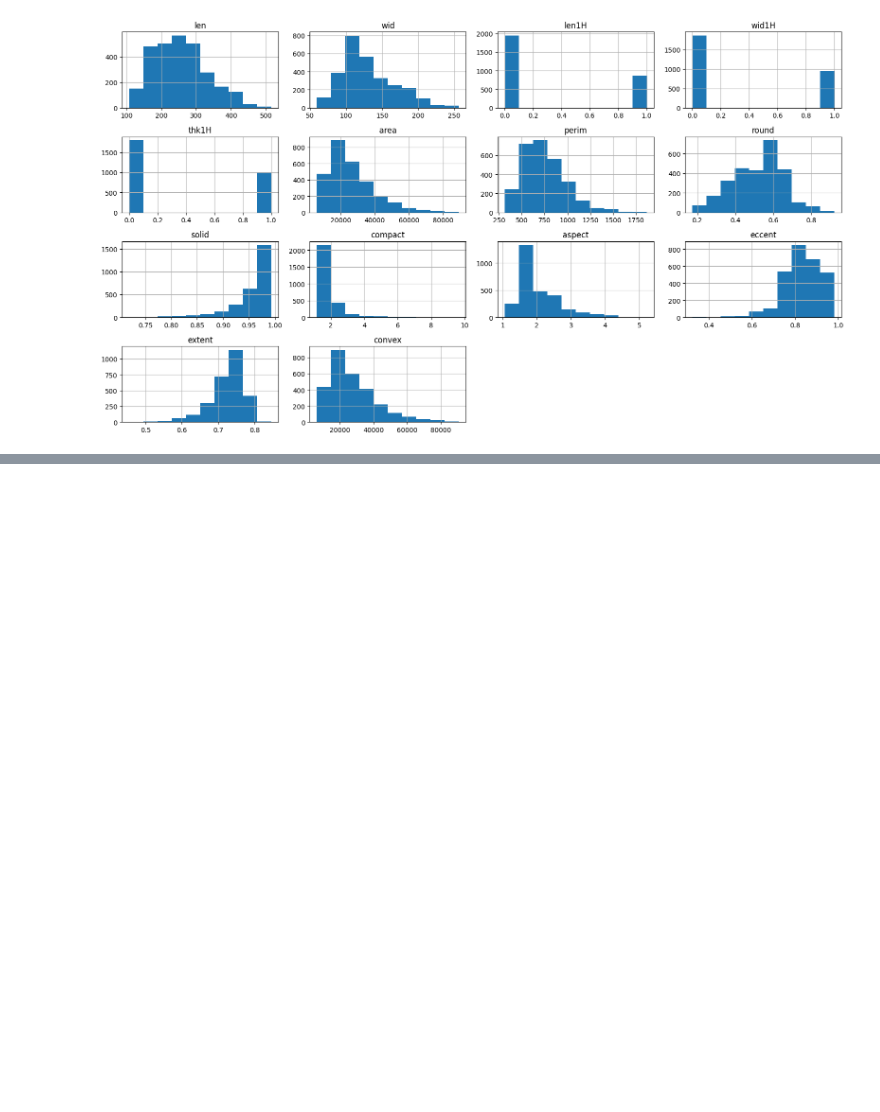
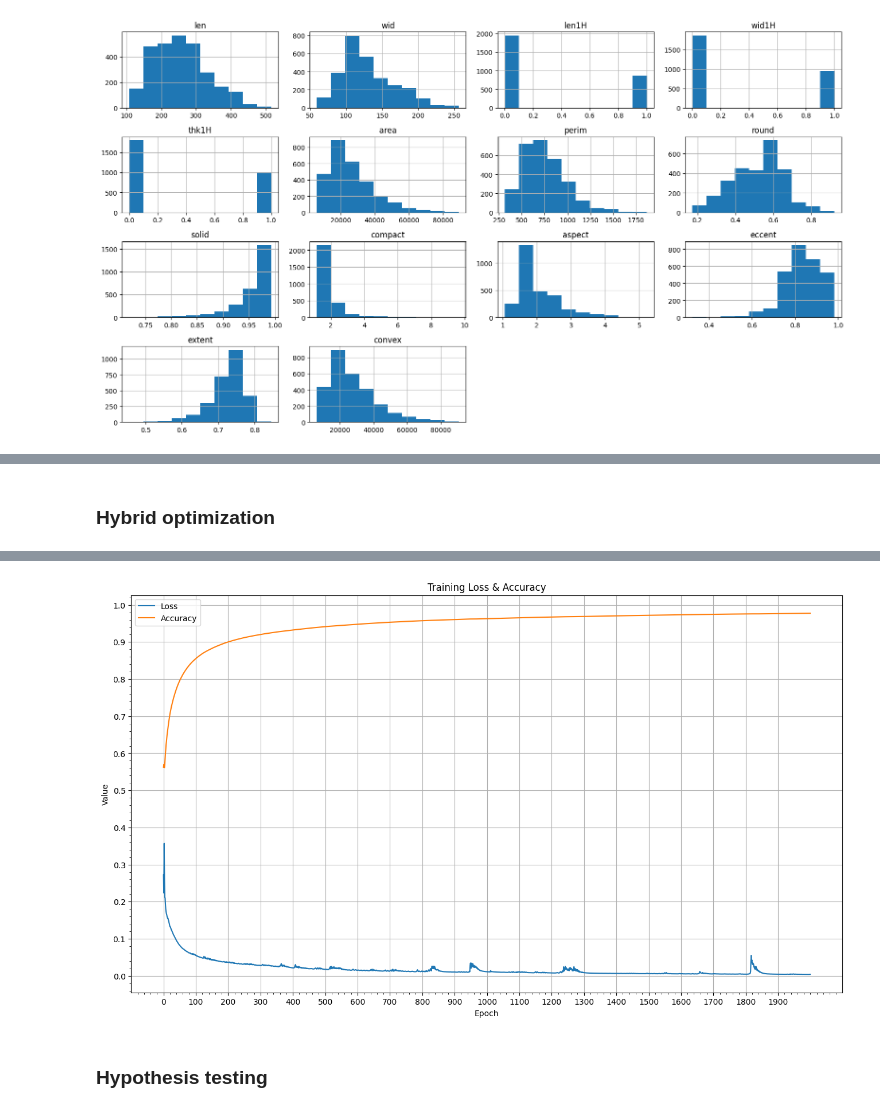
Before and after one commit to Rec1dite/AImond, a Jupyter notebook: maintorch.ipynb, the cells around one changed output, grey strips where cells are left out. Saved outputs shown, nothing was run; the diff lists cells and outputs as text; code cells hidden in the pictures; blank space fills up the shorter version.

```diff
--- a/maintorch.ipynb
+++ b/maintorch.ipynb
@@ -419,0 +403,25 @@ Accuracy: 0.8728
+# %% [markdown]
+### Hybrid optimization
+# %%
+epcs = 2000
+
+trainRes, testAcc = runTrainTest(getRunner(epcs, opts=[optim.Rprop, optim.Adam, optim.AdamW]))
+
+
+# acc = test(net, testX, testY)
+print(f'Test accuracy with K fold: \033[0;94m{testAcc:.4f}\033[0m')
+
+# Plot accuracy & loss
+plt.figure(figsize=(16, 9))
+plt.plot(trainRes['losses'], label='Loss')
+plt.plot(trainRes['accuracies'], label='Accuracy')
+plt.title('Training Loss & Accuracy')
+plt.minorticks_on()
+plt.xticks(np.arange(0, epcs, epcs/20))
+plt.yticks(np.arange(0, 1.1, 0.1))
+plt.grid(True)
+plt.xlabel('Epoch')
+plt.ylabel('Value')
+plt.legend()
+plt.show()
+# %% [output]
@@ -419,0 +445,3 @@ Accuracy: 0.8728
+[figure, added]
+# %% [markdown]
+### Hypothesis testing
```
Also changed, not shown: parts of 20 cells of this notebook.
